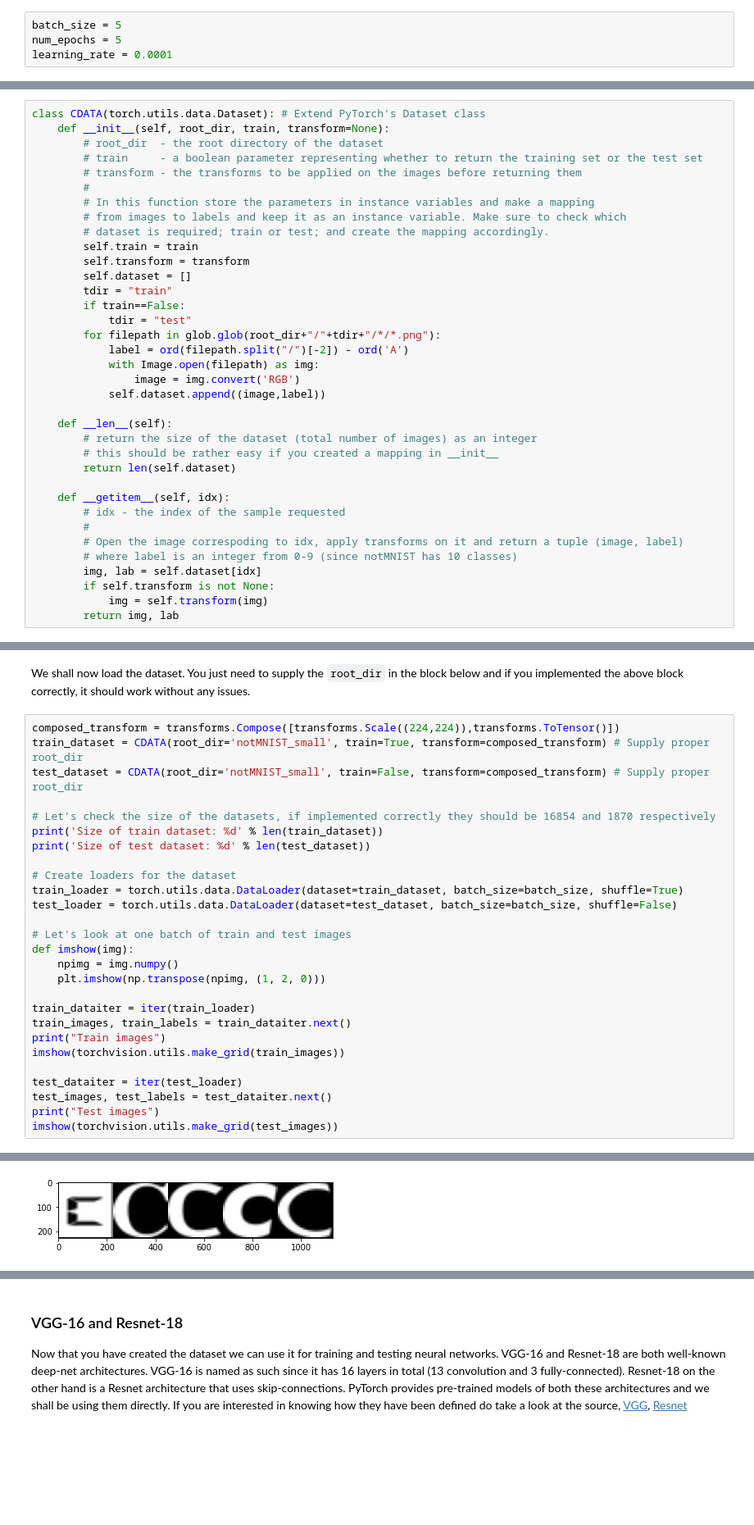
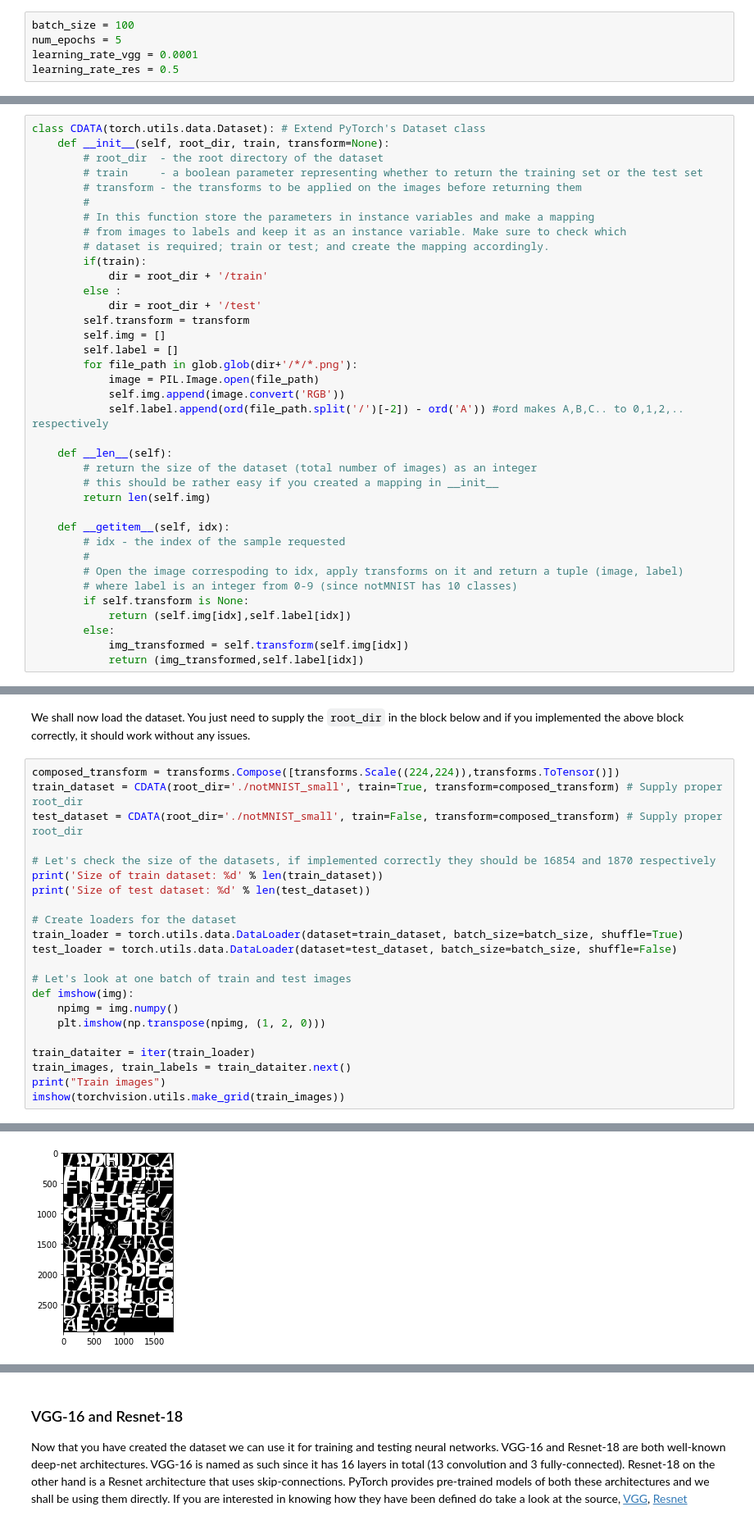
Before and after one commit to deepakgangwar/CS698O, a Jupyter notebook: Assignments/Assignment1/assignment_1_1.ipynb, the cells around one changed output, grey strips where cells are left out. Shown at 82% size. Saved outputs shown, nothing was run; the diff lists cells and outputs as text; blank space fills up the shorter version.

```diff
--- a/Assignments/Assignment1/assignment_1_1.ipynb
+++ b/Assignments/Assignment1/assignment_1_1.ipynb
@@ -27,9 +27,10 @@ import matplotlib.pyplot as plt
 # %% [markdown]
 All hyper parameters go in the next block
 # %%
-batch_size = 5
+batch_size = 100
 num_epochs = 5
-learning_rate = 0.0001
+learning_rate_vgg = 0.0001
+learning_rate_res = 0.5
 # %% [markdown]
 ### Creating Custom Datasets
 Your first task is to create a pipeline for the custom dataset so that you can load it using a dataloader. Download the dataset provided in the assignment webpage and complete the following block of code so that you can load it as if it was a standard dataset.
@@ -43,29 +44,30 @@ class CDATA(torch.utils.data.Dataset): # Extend PyTorch's Dataset class
         # In this function store the parameters in instance variables and make a mapping
         # from images to labels and keep it as an instance variable. Make sure to check which
         # dataset is required; train or test; and create the mapping accordingly.
-        self.train = train
+        if(train):
+            dir = root_dir + '/train'
+        else :
+            dir = root_dir + '/test'
         self.transform = transform
-        self.dataset = []
-        tdir = "train"
-        if train==False:
-            tdir = "test"
-        for filepath in glob.glob(root_dir+"/"+tdir+"/*/*.png"):
-            label = ord(filepath.split("/")[-2]) - ord('A')
-            with Image.open(filepath) as img:
-                image = img.convert('RGB')
-            self.dataset.append((image,label))
+        self.img = []
+        self.label = []
+        for file_path in glob.glob(dir+'/*/*.png'):
+            image = PIL.Image.open(file_path)
+            self.img.append(image.convert('RGB'))
+            self.label.append(ord(file_path.split('/')[-2]) - ord('A')) #ord makes A,B,C.. to 0,1,2,.. respectively
 
     def __len__(self):
         # return the size of the dataset (total number of images) as an integer
         # this should be rather easy if you created a mapping in __init__
-        return len(self.dataset)
+        return len(self.img)
 
     def __getitem__(self, idx):
         # idx - the index of the sample requested
         #
         # Open the image correspoding to idx, apply transforms on it and return a tuple (image, label)
         # where label is an integer from 0-9 (since notMNIST has 10 classes)
-        img, lab = self.dataset[idx]
-        if self.transform is not None:
-            img = self.transform(img)
-        return img, lab
+        if self.transform is None:
+            return (self.img[idx],self.label[idx])
+        else:
+            img_transformed = self.transform(self.img[idx])
+            return (img_transformed,self.label[idx])
@@ -75,8 +75,8 @@ use_gpu = True
 We shall now load the dataset. You just need to supply the `root_dir` in the block below and if you implemented the above block correctly, it should work without any issues.
 # %%
 composed_transform = transforms.Compose([transforms.Scale((224,224)),transforms.ToTensor()])
-train_dataset = CDATA(root_dir='notMNIST_small', train=True, transform=composed_transform) # Supply proper root_dir
-test_dataset = CDATA(root_dir='notMNIST_small', train=False, transform=composed_transform) # Supply proper root_dir
+train_dataset = CDATA(root_dir='./notMNIST_small', train=True, transform=composed_transform) # Supply proper root_dir
+test_dataset = CDATA(root_dir='./notMNIST_small', train=False, transform=composed_transform) # Supply proper root_dir
 
 # Let's check the size of the datasets, if implemented correctly they should be 16854 and 1870 respectively
 print('Size of train dataset: %d' % len(train_dataset))
@@ -95,11 +95,6 @@ train_dataiter = iter(train_loader)
 train_images, train_labels = train_dataiter.next()
 print("Train images")
 imshow(torchvision.utils.make_grid(train_images))
-
-test_dataiter = iter(test_loader)
-test_images, test_labels = test_dataiter.next()
-print("Test images")
-imshow(torchvision.utils.make_grid(test_images))
 # %% [output]
 Size of train dataset: 16854
 Size of test dataset: 1870
@@ -108 +102 @@ Test images
-[figure, old version]
+[figure, new version]
```
Also changed, not shown: parts of 10 cells of this notebook, 13 other files.
